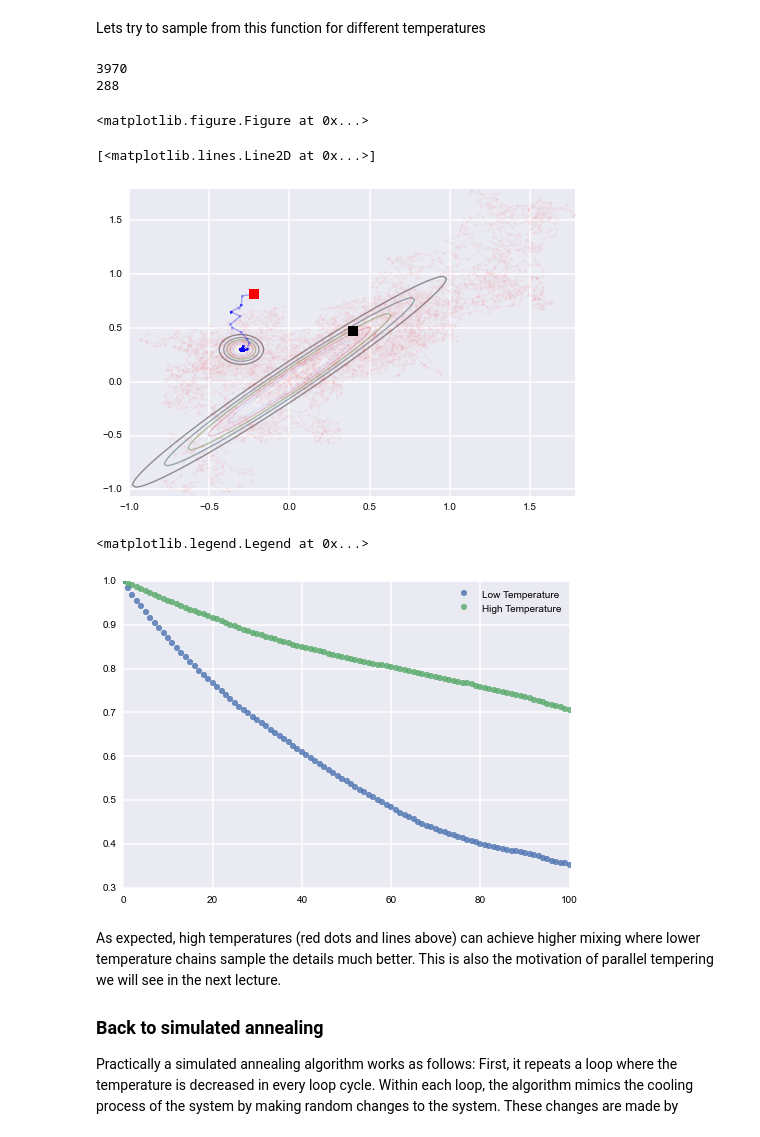
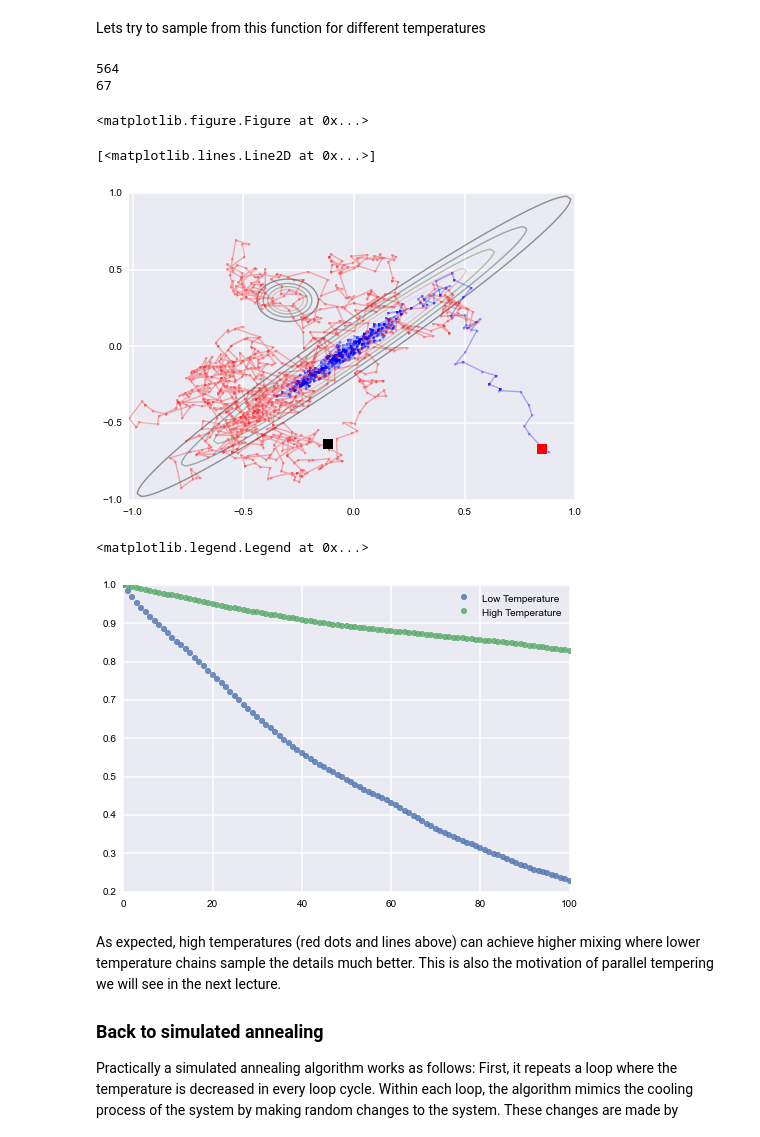
Before and after one commit to AM207/Site, a Jupyter notebook: am207/content/notebooks/Lecture13_SimulatedAnnealing.ipynb, the cells around one changed output. Cells and saved outputs as stored; diff of their text form; code cells hidden in the pictures.

```diff
--- a/am207/content/notebooks/Lecture13_SimulatedAnnealing.ipynb
+++ b/am207/content/notebooks/Lecture13_SimulatedAnnealing.ipynb
@@ -68,7 +68,7 @@ plt.figure(figsize=[12,8])
 
 # METROPOLIS ALGORITHM
 # number of samples
-n = 4000
+n = 1000
 sig =.05
 
 
@@ -113,7 +113,7 @@ def MH_simple(p, n, sig, T, x0, y0):
 x0 = np.random.uniform(low=-1, high=1)
 y0 = np.random.uniform(low=-1, high=1)
 
-T=.001
+T=.1
 xL,yL, k = MH_simple(p, n, sig, T, x0, y0)
 print k
 
@@ -124,18 +124,18 @@ T=10.0
 xH,yH, k = MH_simple(p, n, sig, T, x0, y0)
 print k
 # %% [output]
-3970
-288
+564
+67
 <matplotlib.figure.Figure at 0x...>
 # %%
 plt.contour(xx,yy,M, alpha=0.4)
 plt.plot(xL,yL, 'b.-', alpha=0.3)
 plt.plot(xL[1],yL[1], 'rs', ms=10)
-plt.plot(xH,yH, 'r.-', alpha=0.03)
+plt.plot(xH,yH, 'r.-', alpha=0.3)
 plt.plot(xH[1],yH[1], 'ks', ms=10)
 # %% [output]
 [<matplotlib.lines.Line2D at 0x...>]
-[figure, old version]
+[figure, new version]
 # %%
 plt.acorr(xL-np.mean(xL), normed=True, maxlags=100, alpha=0.8, usevlines=False, label=u'Low Temperature')
 plt.acorr(xH-np.mean(xH), normed=True, maxlags=100, alpha=0.8,usevlines=False, label=u'High Temperature')
@@ -143,7 +143,7 @@ plt.xlim( [0,100])
 plt.legend()
 # %% [output]
 <matplotlib.legend.Legend at 0x...>
-[figure, old version]
+[figure, new version]
 # %% [markdown]
 As expected, high temperatures (red dots and lines above) can achieve higher mixing where lower temperature chains sample the details much better. This is also the motivation of parallel tempering we will see in the next lecture.
 
```
Also changed, not shown: parts of 7 cells of this notebook.
